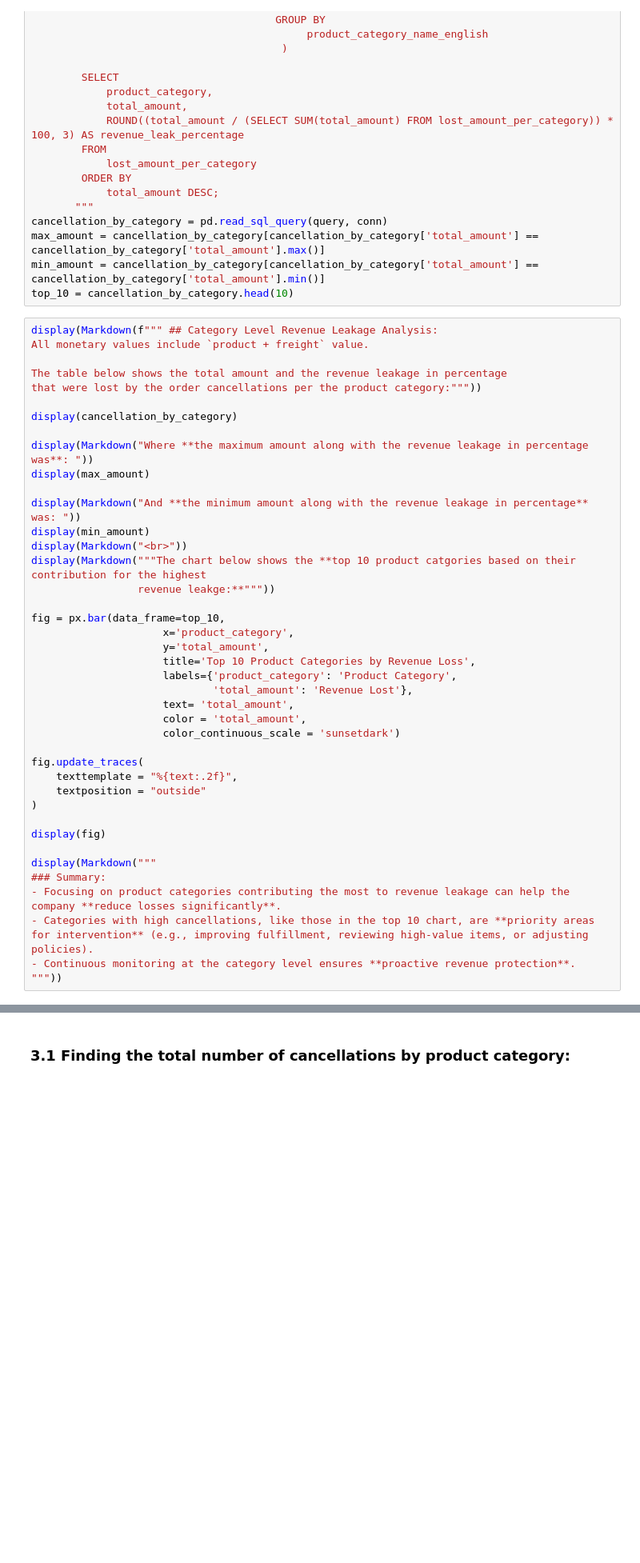
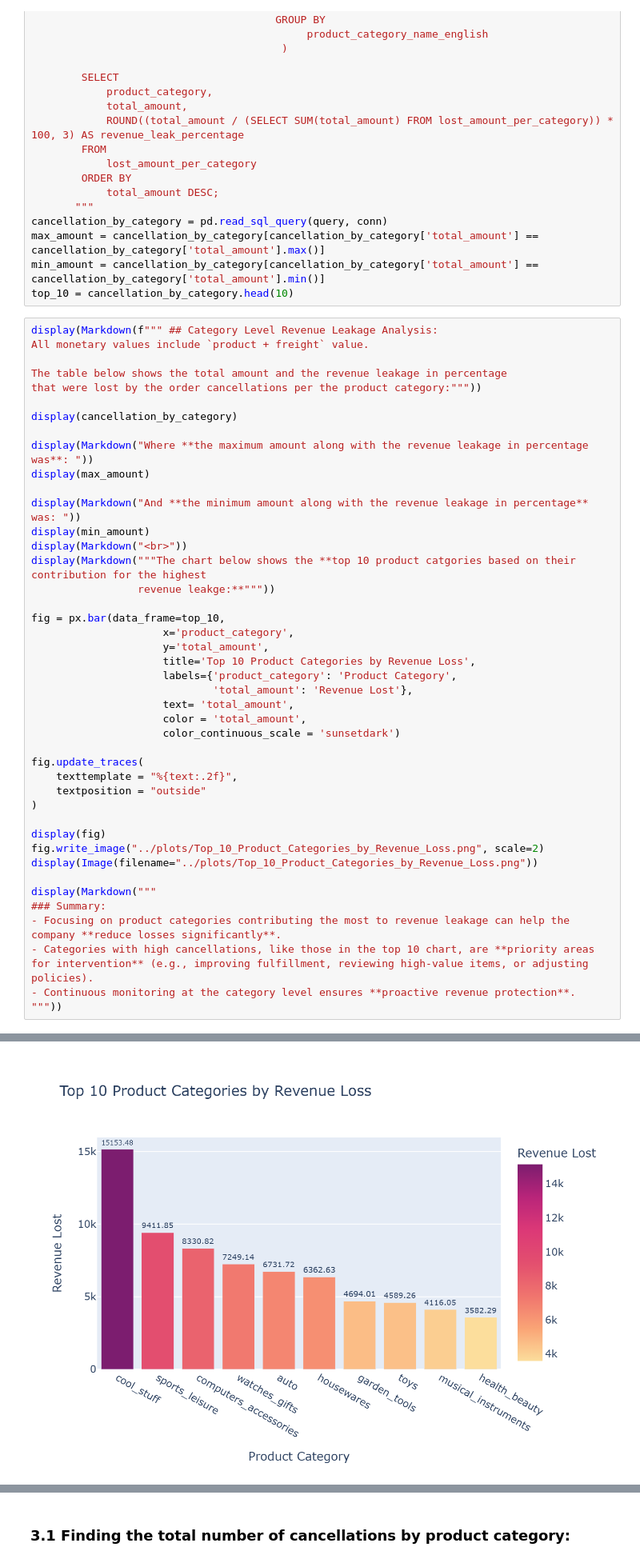
Before and after one commit to Nishan-k/E-commerce-SQL-Analytics, a Jupyter notebook: notebooks/02_Revenue Leakage Analysis.ipynb, the cells around one changed output, grey strips where cells are left out. Shown at 80% size. Saved outputs shown, nothing was run; the diff lists cells and outputs as text; blank space fills up the shorter version.

```diff
--- a/notebooks/02_Revenue Leakage Analysis.ipynb
+++ b/notebooks/02_Revenue Leakage Analysis.ipynb
@@ -607,6 +607,8 @@ fig.update_traces(
 )
 
 display(fig)
+fig.write_image("../plots/Top_10_Product_Categories_by_Revenue_Loss.png", scale=2)
+display(Image(filename="../plots/Top_10_Product_Categories_by_Revenue_Loss.png"))
 
 display(Markdown("""
 ### Summary:
@@ -620,33 +622,34 @@ All monetary values include `product + freight` value.
 
 The table below shows the total amount and the revenue leakage in percentage
 that were lost by the order cancellations per the product category:
 |  | product_category | total_amount | revenue_leak_percentage |
 | 0 | cool_stuff | 15153.48 | 14.311 |
 | 1 | sports_leisure | 9411.85 | 8.889 |
 | 2 | computers_accessories | 8330.82 | 7.868 |
 | 3 | watches_gifts | 7249.14 | 6.846 |
 | 4 | auto | 6731.72 | 6.358 |
 | 5 | housewares | 6362.63 | 6.009 |
 | 6 | garden_tools | 4694.01 | 4.433 |
 | 7 | toys | 4589.26 | 4.334 |
 | 8 | musical_instruments | 4116.05 | 3.887 |
 | 9 | health_beauty | 3582.29 | 3.383 |
 | ... | ... | ... | ... |
 | 42 | fashion_male_clothing | 56.78 | 0.054 |
 | 43 | art | 51.60 | 0.049 |
 | 44 | diapers_and_hygiene | 40.02 | 0.038 |
 | 45 | audio | 27.68 | 0.026 |
 | 46 | christmas_supplies | 20.93 | 0.020 |
 Where **the maximum amount along with the revenue leakage in percentage was**:
 |  | product_category | total_amount | revenue_leak_percentage |
 | 0 | cool_stuff | 15153.48 | 14.311 |
 And **the minimum amount along with the revenue leakage in percentage** was:
 |  | product_category | total_amount | revenue_leak_percentage |
 | 46 | christmas_supplies | 20.93 | 0.02 |
 <br>
 The chart below shows the **top 10 product catgories based on their contribution for the highest
                  revenue leakge:**
 [interactive output not drawn]
+[figure, added]
 
 ### Summary:
 - Focusing on product categories contributing the most to revenue leakage can help the company **reduce losses significantly**.
```
Also changed, not shown: parts of 7 cells of this notebook, 2 other files.
